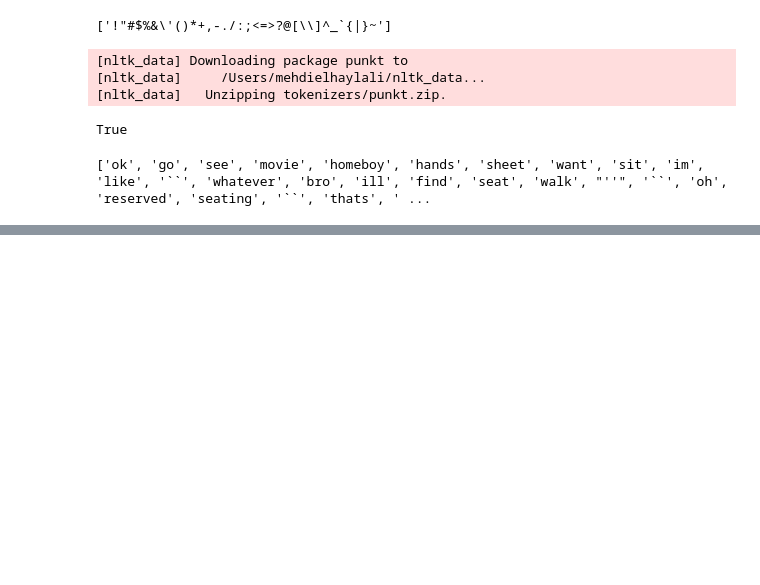
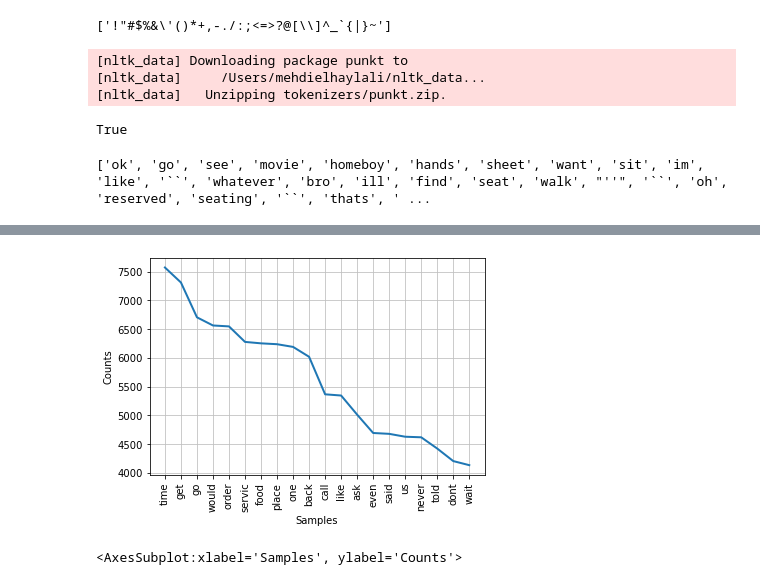
Before and after one commit to Me-HDi/reviews-classification, a Jupyter notebook: yelp-classification.ipynb, the cells around one changed output, grey strips where cells are left out. Drawn from its saved outputs; the diff is of its cells as text; code cells hidden in the pictures; blank space fills up the shorter version.

```diff
--- a/yelp-classification.ipynb
+++ b/yelp-classification.ipynb
@@ -112,0 +160,6 @@ print(nltk_cleaned_reviews['text'][0])
+# %%
+from nltk.probability import FreqDist
+FreqDist(all_tokens).plot(20)
+# %% [output]
+[figure, added]
+<AxesSubplot:xlabel='Samples', ylabel='Counts'>
```
Also changed, not shown: parts of 29 cells of this notebook.
